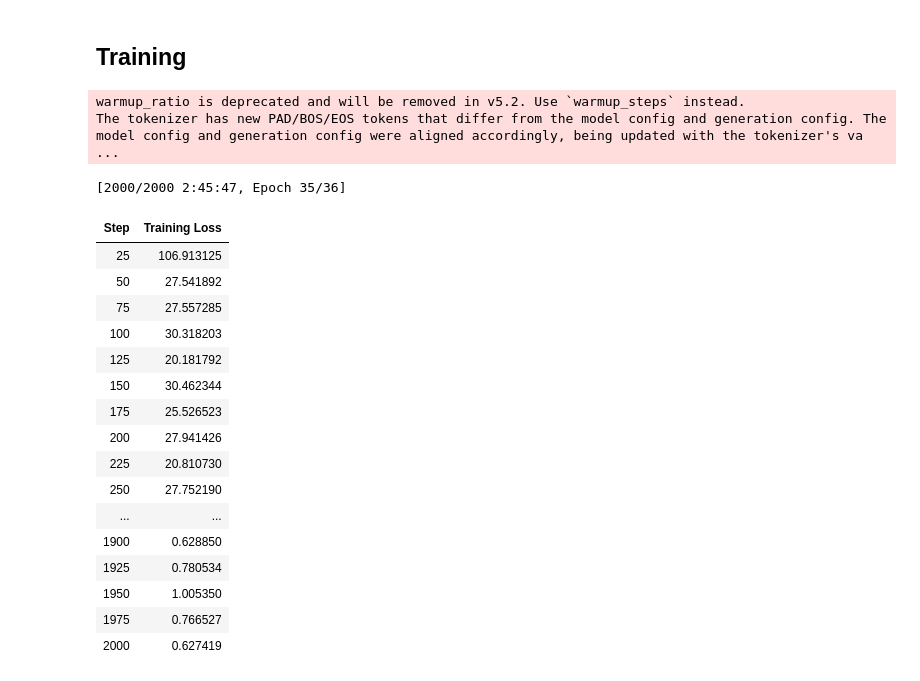
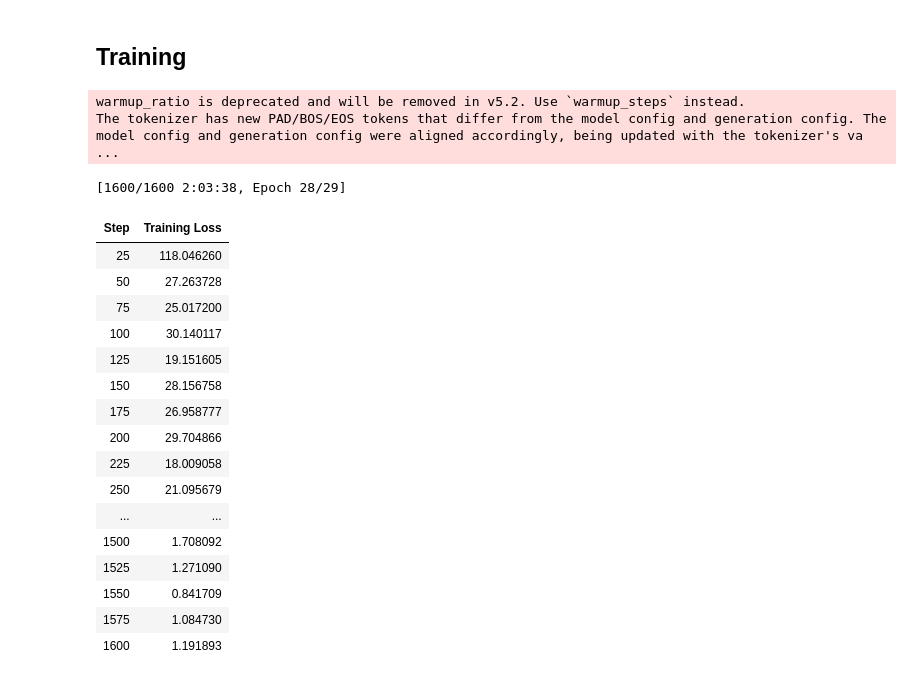
Before and after one commit to LACHQER-Wiam/Named_Entity_Extraction_Archelec_Corpus, a Jupyter notebook: projet_archelec/notebooks/gliner.ipynb, the cells around one changed output. Saved outputs shown, nothing was run; the diff lists cells and outputs as text; code cells hidden in the pictures.

```diff
--- a/projet_archelec/notebooks/gliner.ipynb
+++ b/projet_archelec/notebooks/gliner.ipynb
@@ -194,7 +192,14 @@ def format_data(data, max_length=384, skip_empty=True):
             for entity in entities:
                 ent_char_start = entity["debut"]
                 ent_char_end = entity["fin"]
-                tag = entity["tag"]
+                # Mapper les tags courts vers les labels utilisés à l'inference
+                tag_to_label = {
+                    "PER": "person",
+                    "LOC": "location",
+                    "ORG": "political party/political movement",
+                    "MISC": "profession"
+                }
+                tag = tag_to_label.get(entity["tag"], entity["tag"])
 
                 # L'entité doit chevaucher le chunk
                 if ent_char_end <= chunk_char_start or ent_char_start >= chunk_char_end:
@@ -239,46 +244,46 @@ model = GLiNER.from_pretrained("urchade/gliner_medium-v2.1") #urchade/gliner_sma
 # %%
 trainer = model.train_model(
     train_dataset=train_dataset,
     eval_dataset=None,
     output_dir="../models/Gliner/",
     learning_rate=1e-4,
     weight_decay=0.01,
     others_lr=1e-5,
     others_weight_decay=0.01,
     lr_scheduler_type="linear",
     warmup_steps=50,
     per_device_train_batch_size=2,
     per_device_eval_batch_size=2,
     focal_loss_alpha=0.75,
     focal_loss_gamma=2,
-    max_steps=2000,             # ← suffit
-    save_steps=252,                  # ~1 save par epoch
+    max_steps=1600,             # ← suffit
+    save_steps=250,                  # ~1 save par epoch
     save_total_limit=1,
     dataloader_num_workers=0,
     use_cpu=True,
     report_to="none",
     logging_steps=25,
 )
 # %% [output]
 warmup_ratio is deprecated and will be removed in v5.2. Use `warmup_steps` instead.
 The tokenizer has new PAD/BOS/EOS tokens that differ from the model config and generation config. The model config and generation config were aligned accordingly, being updated with the tokenizer's va ...
-[2000/2000 2:45:47, Epoch 35/36]
+[1600/1600 2:03:38, Epoch 28/29]
 | Step | Training Loss |
-| 25 | 106.913125 |
-| 50 | 27.541892 |
-| 75 | 27.557285 |
-| 100 | 30.318203 |
-| 125 | 20.181792 |
-| 150 | 30.462344 |
-| 175 | 25.526523 |
-| 200 | 27.941426 |
-| 225 | 20.810730 |
-| 250 | 27.752190 |
+| 25 | 118.046260 |
+| 50 | 27.263728 |
+| 75 | 25.017200 |
+| 100 | 30.140117 |
+| 125 | 19.151605 |
+| 150 | 28.156758 |
+| 175 | 26.958777 |
+| 200 | 29.704866 |
+| 225 | 18.009058 |
+| 250 | 21.095679 |
 | ... | ... |
-| 1900 | 0.628850 |
-| 1925 | 0.780534 |
-| 1950 | 1.005350 |
-| 1975 | 0.766527 |
-| 2000 | 0.627419 |
+| 1500 | 1.708092 |
+| 1525 | 1.271090 |
+| 1550 | 0.841709 |
+| 1575 | 1.084730 |
+| 1600 | 1.191893 |
 # %%
 trained_model = GLiNER.from_pretrained(
```
Also changed, not shown: parts of 3 cells of this notebook, 10 other files.
